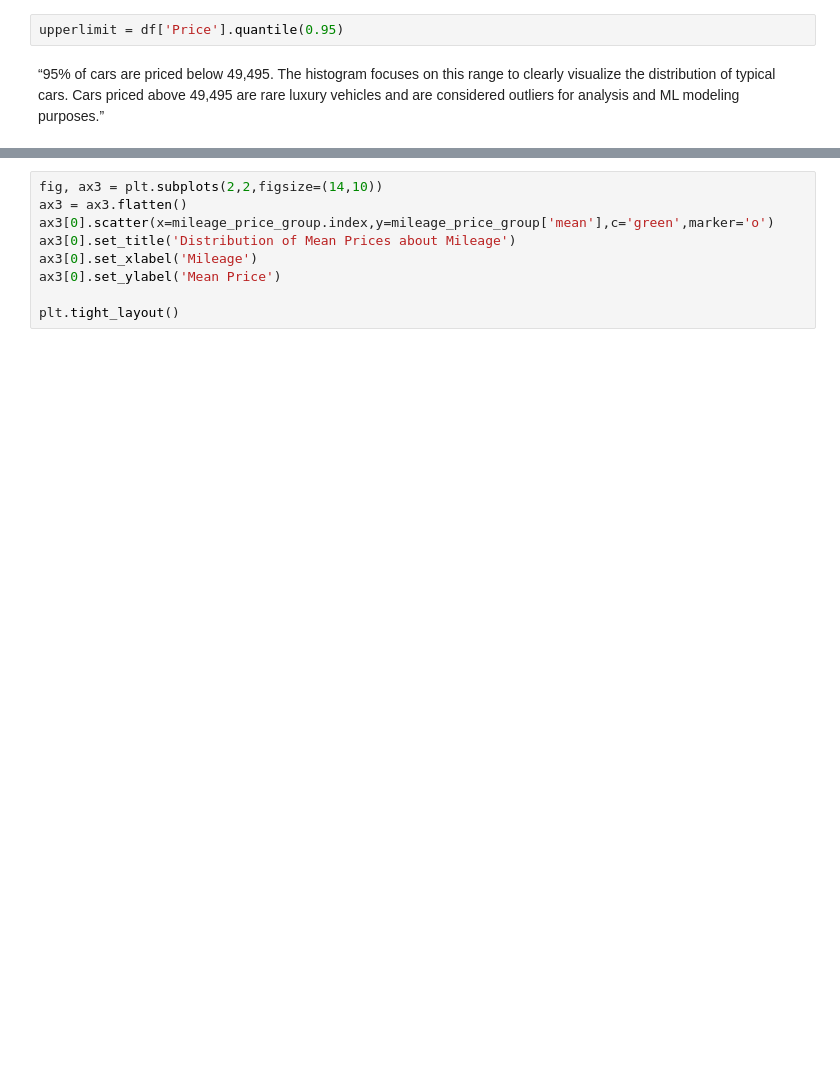
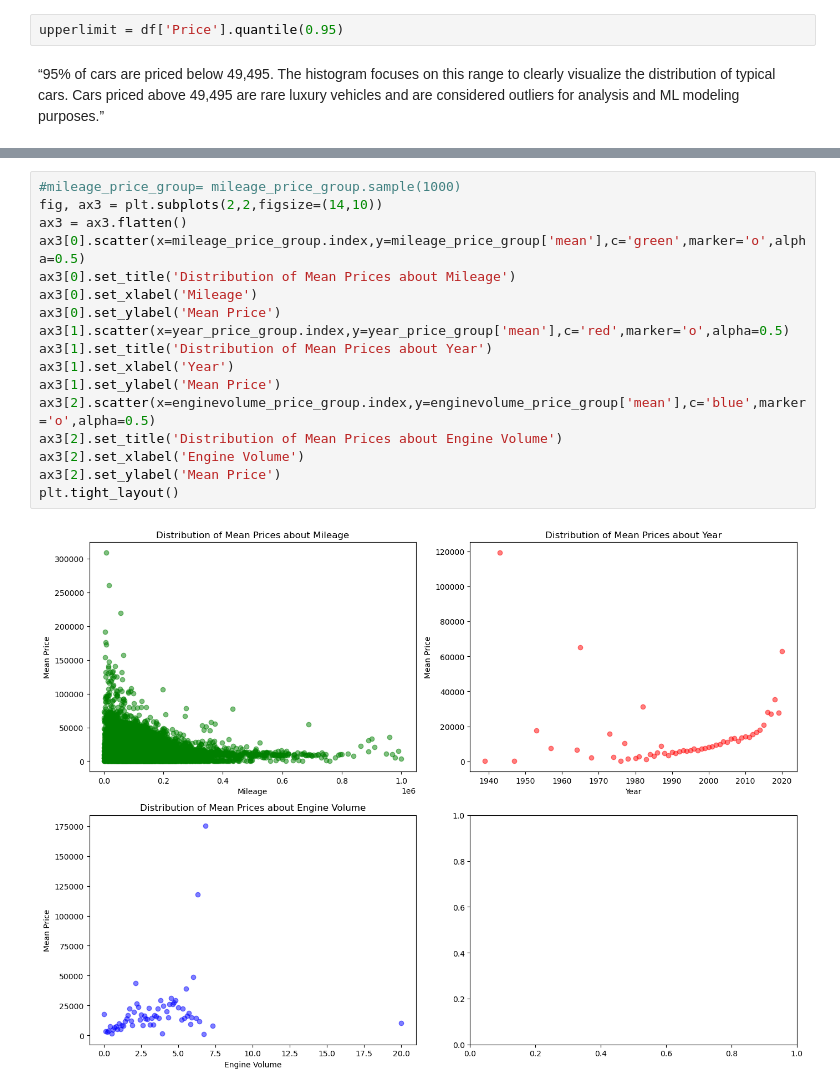
Before and after one commit to samiullahsultan4321-spec/IDS-SEM-PROJECT, a Jupyter notebook: code.ipynb, the cells around one changed output, grey strips where cells are left out. Drawn from its saved outputs; the diff is of its cells as text; blank space fills up the shorter version.

```diff
--- a/code.ipynb
+++ b/code.ipynb
@@ -114,9 +191,19 @@ plt.tight_layout()
 # %%
+#mileage_price_group= mileage_price_group.sample(1000)
 fig, ax3 = plt.subplots(2,2,figsize=(14,10))
 ax3 = ax3.flatten()
-ax3[0].scatter(x=mileage_price_group.index,y=mileage_price_group['mean'],c='green',marker='o')
+ax3[0].scatter(x=mileage_price_group.index,y=mileage_price_group['mean'],c='green',marker='o',alpha=0.5)
 ax3[0].set_title('Distribution of Mean Prices about Mileage')
 ax3[0].set_xlabel('Mileage')
 ax3[0].set_ylabel('Mean Price')
-
+ax3[1].scatter(x=year_price_group.index,y=year_price_group['mean'],c='red',marker='o',alpha=0.5)
+ax3[1].set_title('Distribution of Mean Prices about Year')
+ax3[1].set_xlabel('Year')
+ax3[1].set_ylabel('Mean Price')
+ax3[2].scatter(x=enginevolume_price_group.index,y=enginevolume_price_group['mean'],c='blue',marker='o',alpha=0.5)
+ax3[2].set_title('Distribution of Mean Prices about Engine Volume')
+ax3[2].set_xlabel('Engine Volume')
+ax3[2].set_ylabel('Mean Price')
 plt.tight_layout()
+# %% [output]
+[figure, added]
```
Also changed, not shown: parts of 12 cells of this notebook.
